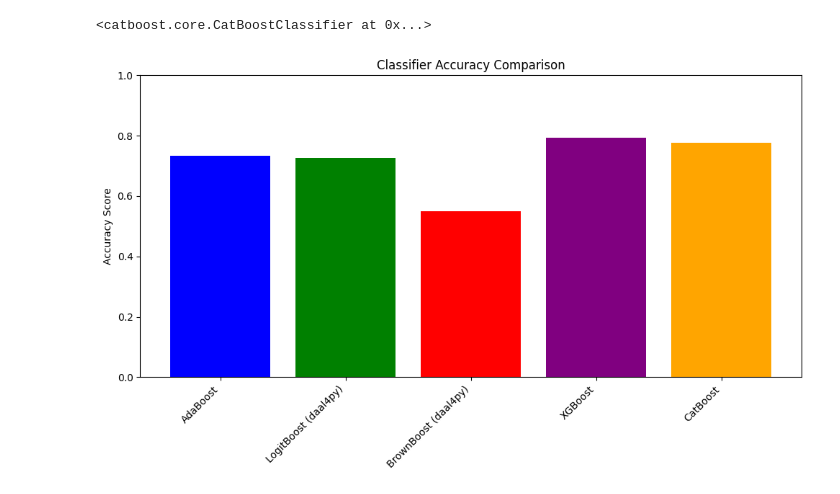
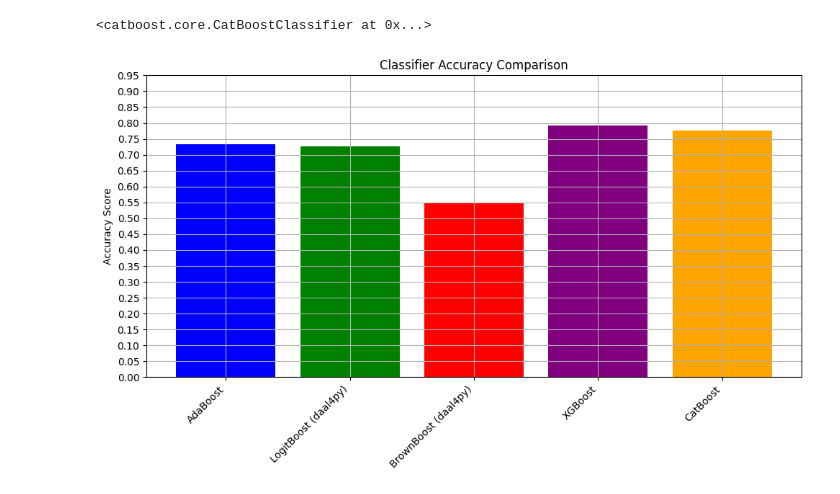
Before and after one commit to FREDY129053/AI_Systems_LABS, a Jupyter notebook: Lab_3_7.ipynb, the cells around one changed output. Cells and saved outputs as stored; diff of their text form; code cells hidden in the pictures.

Commit message:
upd: better plot

```diff
--- a/Lab_3_7.ipynb
+++ b/Lab_3_7.ipynb
@@ -687,35 +687,36 @@ Learning rate set to 0.015692
 # %%
 import matplotlib.pyplot as plt
 from sklearn.metrics import accuracy_score
 
 y_pred_ada = ada_boost_test.predict(X_test_pca)
 accuracy_ada = accuracy_score(y_test, y_pred_ada)
 
-predict_result_logit = logit_boost_test_predict.compute(X_test_np, train_result_logit.model) # Assuming train_result is from LogitBoost training
+predict_result_logit = logit_boost_test_predict.compute(X_test_np, train_result_logit.model)
 y_pred_logit = predict_result_logit.prediction
 accuracy_logit = accuracy_score(y_test_np, y_pred_logit)
 
-predict_result_brown = brown_boost_test_predict.compute(X_test_np, train_result_brown.model) # Assuming train_result is from BrownBoost training
+predict_result_brown = brown_boost_test_predict.compute(X_test_np, train_result_brown.model)
 y_pred_brown = predict_result_brown.prediction.round().astype(int)
 accuracy_brown = accuracy_score(y_test_np, y_pred_brown)
 
 y_pred_xgb = xgb_model.predict(X_test_pca)
 accuracy_xgb = accuracy_score(y_test, y_pred_xgb)
 
 y_pred_catboost = catboost_model.predict(X_test_pca)
 accuracy_catboost = accuracy_score(y_test, y_pred_catboost)
 
 models = ['AdaBoost', 'LogitBoost (daal4py)', 'BrownBoost (daal4py)', 'XGBoost', 'CatBoost']
 accuracies = [accuracy_ada, accuracy_logit, accuracy_brown, accuracy_xgb, accuracy_catboost]
 
-# Create the bar chart
 plt.figure(figsize=(10, 6))
 plt.bar(models, accuracies, color=['blue', 'green', 'red', 'purple', 'orange'])
 plt.ylabel('Accuracy Score')
 plt.title('Classifier Accuracy Comparison')
-plt.ylim(0, 1) # Set y-axis limit from 0 to 1 for accuracy
-plt.xticks(rotation=45, ha='right') # Rotate labels for better readability
+# plt.ylim(0, 1)
+plt.yticks(np.arange(0, 1, 0.05))
+plt.xticks(rotation=45, ha='right')
 plt.tight_layout()
+plt.grid(True)
 plt.show()
 # %% [output]
-[figure, old version]
+[figure, new version]
```
